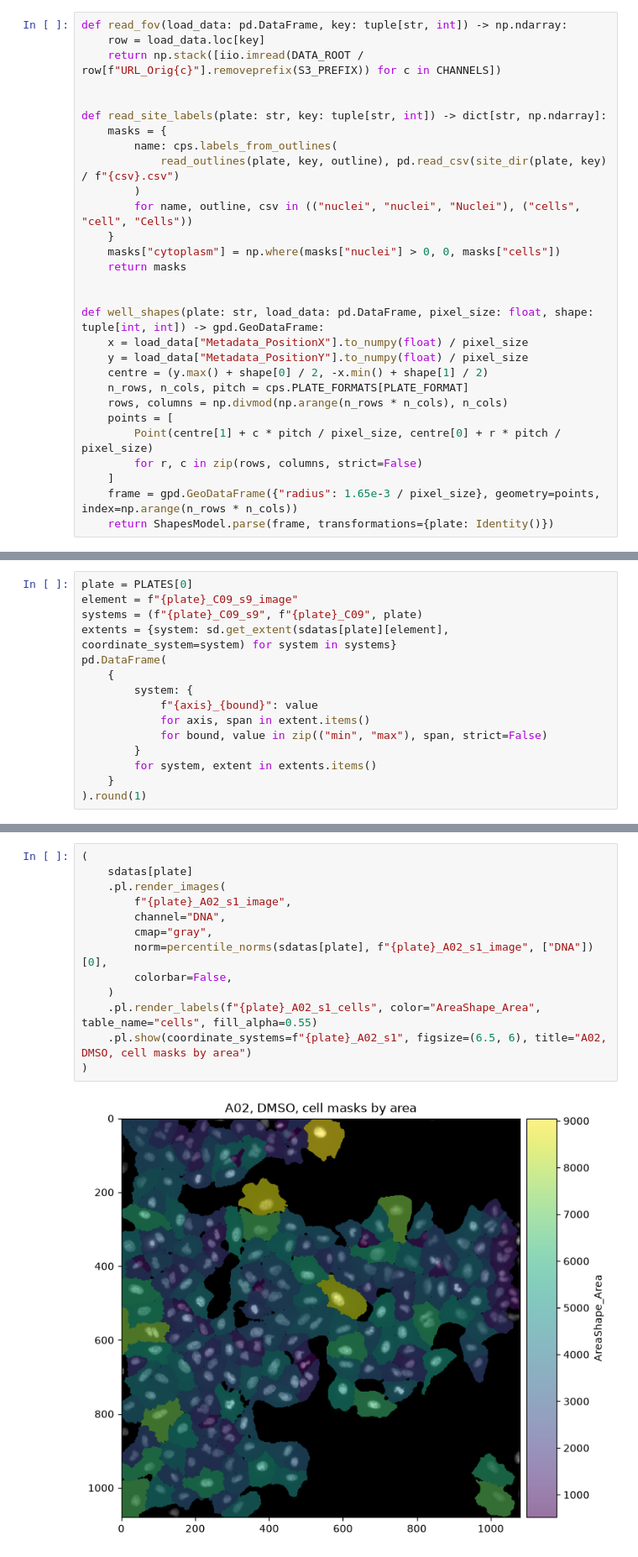
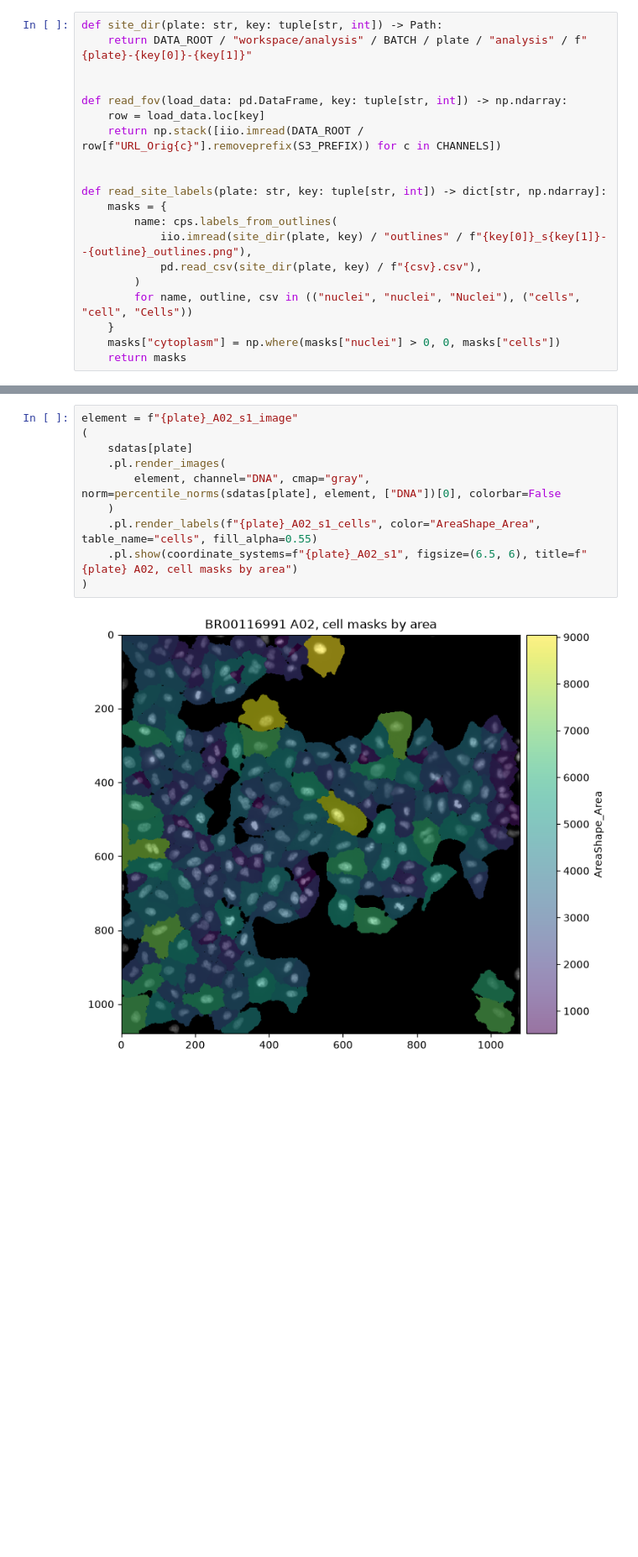
Before and after one commit to scverse/cell-painting-io, a Jupyter notebook: notebooks/cpjump1_to_spatialdata.ipynb, the cells around one changed output, grey strips where cells are left out. Shown at 84% size. Drawn from its saved outputs; the diff is of its cells as text; blank space fills up the shorter version.

```diff
--- a/notebooks/cpjump1_to_spatialdata.ipynb
+++ b/notebooks/cpjump1_to_spatialdata.ipynb
@@ -228,4 +109,8 @@ The analysis output is not complete on the gallery - a few percent of the fields
 # %%
+def site_dir(plate: str, key: tuple[str, int]) -> Path:
+    return DATA_ROOT / "workspace/analysis" / BATCH / plate / "analysis" / f"{plate}-{key[0]}-{key[1]}"
+
+
 def read_fov(load_data: pd.DataFrame, key: tuple[str, int]) -> np.ndarray:
     row = load_data.loc[key]
     return np.stack([iio.imread(DATA_ROOT / row[f"URL_Orig{c}"].removeprefix(S3_PREFIX)) for c in CHANNELS])
@@ -234,23 +119,10 @@ def read_fov(load_data: pd.DataFrame, key: tuple[str, int]) -> np.ndarray:
 def read_site_labels(plate: str, key: tuple[str, int]) -> dict[str, np.ndarray]:
     masks = {
         name: cps.labels_from_outlines(
-            read_outlines(plate, key, outline), pd.read_csv(site_dir(plate, key) / f"{csv}.csv")
+            iio.imread(site_dir(plate, key) / "outlines" / f"{key[0]}_s{key[1]}--{outline}_outlines.png"),
+            pd.read_csv(site_dir(plate, key) / f"{csv}.csv"),
         )
         for name, outline, csv in (("nuclei", "nuclei", "Nuclei"), ("cells", "cell", "Cells"))
     }
     masks["cytoplasm"] = np.where(masks["nuclei"] > 0, 0, masks["cells"])
     return masks
-
-
-def well_shapes(plate: str, load_data: pd.DataFrame, pixel_size: float, shape: tuple[int, int]) -> gpd.GeoDataFrame:
-    x = load_data["Metadata_PositionX"].to_numpy(float) / pixel_size
-    y = load_data["Metadata_PositionY"].to_numpy(float) / pixel_size
-    centre = (y.max() + shape[0] / 2, -x.min() + shape[1] / 2)
-    n_rows, n_cols, pitch = cps.PLATE_FORMATS[PLATE_FORMAT]
-    rows, columns = np.divmod(np.arange(n_rows * n_cols), n_cols)
-    points = [
-        Point(centre[1] + c * pitch / pixel_size, centre[0] + r * pitch / pixel_size)
-        for r, c in zip(rows, columns, strict=False)
-    ]
-    frame = gpd.GeoDataFrame({"radius": 1.65e-3 / pixel_size}, geometry=points, index=np.arange(n_rows * n_cols))
-    return ShapesModel.parse(frame, transformations={plate: Identity()})
@@ -385,15 +248,0 @@ The field frame is the raw pixel grid; the well frame shifts it by the field's p
-# %%
-plate = PLATES[0]
-element = f"{plate}_C09_s9_image"
-systems = (f"{plate}_C09_s9", f"{plate}_C09", plate)
-extents = {system: sd.get_extent(sdatas[plate][element], coordinate_system=system) for system in systems}
-pd.DataFrame(
-    {
-        system: {
-            f"{axis}_{bound}": value
-            for axis, span in extent.items()
-            for bound, value in zip(("min", "max"), span, strict=False)
-        }
-        for system, extent in extents.items()
-    }
-).round(1)
@@ -499,15 +291,12 @@ This is the join the label values were built for: `render_labels` looks the obje
 # %%
+element = f"{plate}_A02_s1_image"
 (
     sdatas[plate]
     .pl.render_images(
-        f"{plate}_A02_s1_image",
-        channel="DNA",
-        cmap="gray",
-        norm=percentile_norms(sdatas[plate], f"{plate}_A02_s1_image", ["DNA"])[0],
-        colorbar=False,
+        element, channel="DNA", cmap="gray", norm=percentile_norms(sdatas[plate], element, ["DNA"])[0], colorbar=False
     )
     .pl.render_labels(f"{plate}_A02_s1_cells", color="AreaShape_Area", table_name="cells", fill_alpha=0.55)
-    .pl.show(coordinate_systems=f"{plate}_A02_s1", figsize=(6.5, 6), title="A02, DMSO, cell masks by area")
+    .pl.show(coordinate_systems=f"{plate}_A02_s1", figsize=(6.5, 6), title=f"{plate} A02, cell masks by area")
 )
 # %% [output]
-[figure, old version]
+[figure, new version]
```
Also changed, not shown: parts of 33 cells of this notebook, 3 other files.
